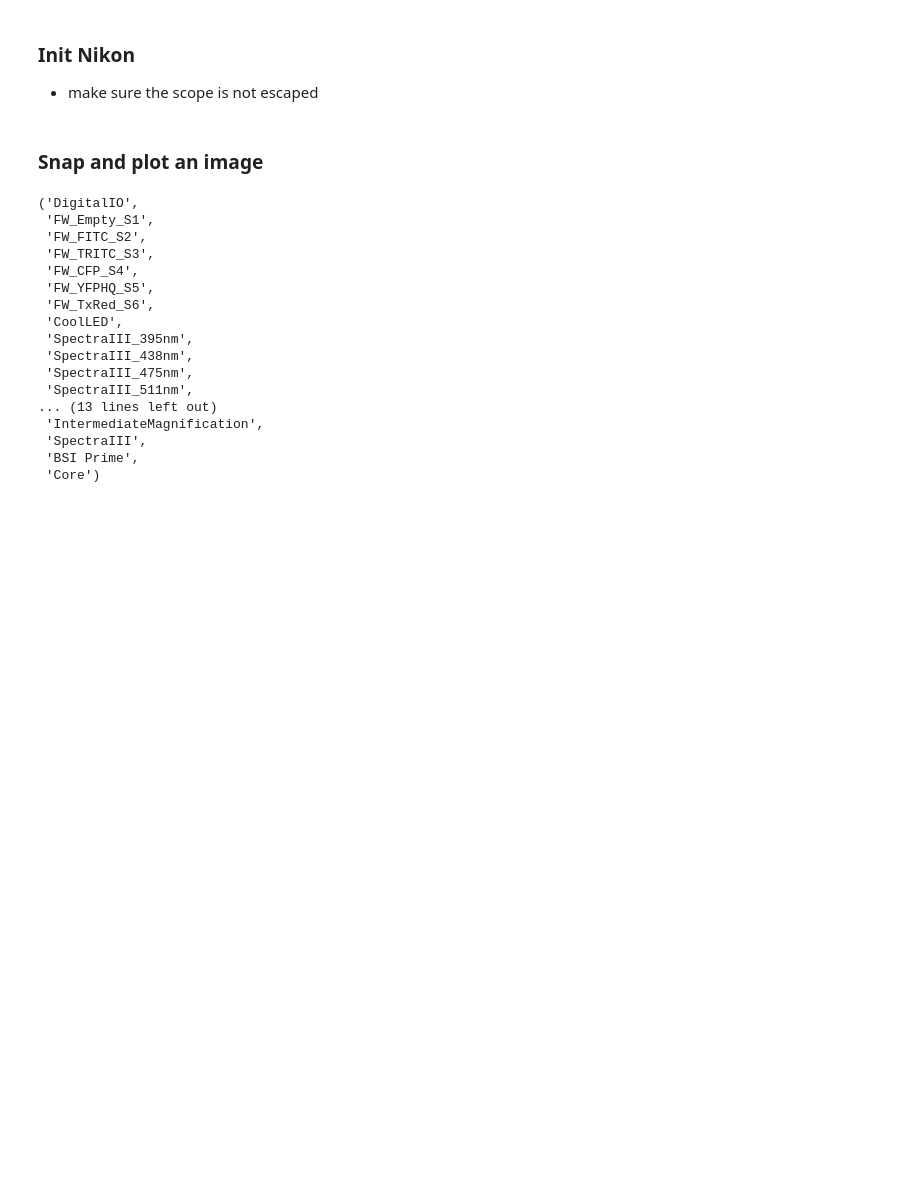
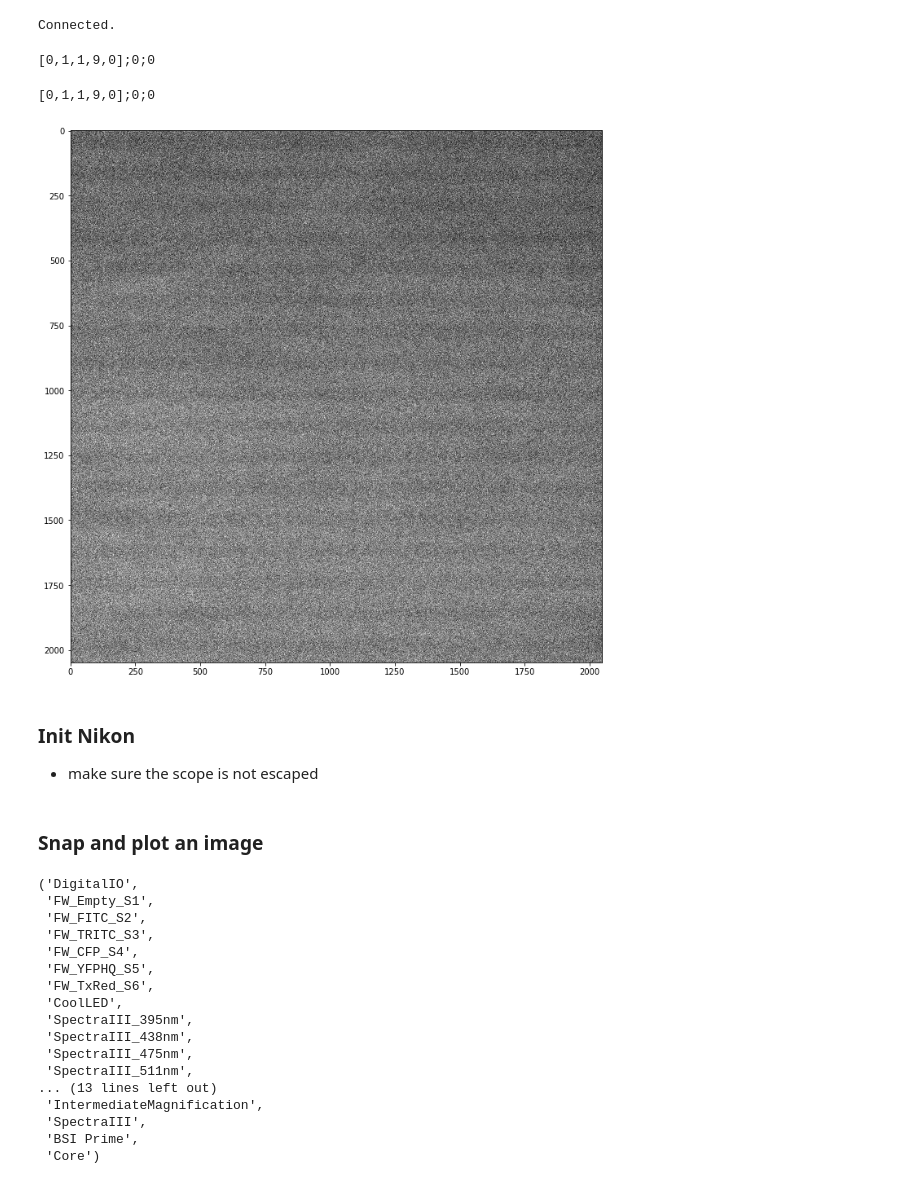
Before and after one commit to DanielScottEaton/LiquidHandling, a Jupyter notebook: MicroManager_control/MicroManager_Control.ipynb, the cells around one changed output. Cells and saved outputs as stored; diff of their text form; code cells hidden in the pictures; blank space fills up the shorter version.

Commit message:
Updates to marlin scope control.

```diff
--- a/MicroManager_control/MicroManager_Control.ipynb
+++ b/MicroManager_control/MicroManager_Control.ipynb
@@ -0,0 +5,18 @@
+# %%
+handler_1.connect()
+# %% [output]
+Connected.
+# %%
+handler_1.set_valve_state("PFA(half-MeAc)",0)
+# %% [output]
+[0,1,1,9,0];0;0
+# %%
+handler_1.set_pump_state(0)
+# %% [output]
+[0,1,1,9,0];0;0
+# %%
+Ti5 = mar.scopeCore("./MMMain.cfg","./logfile.txt",camera_name="BSI Prime",shutter_name="SpectraIII",xystage_name="XYStage",focus_name="ZDrive")
+# %%
+Ti5.liveview()
+# %% [output]
+[figure, added]
```
Also changed, not shown: parts of 5 cells of this notebook, 5 other files.
